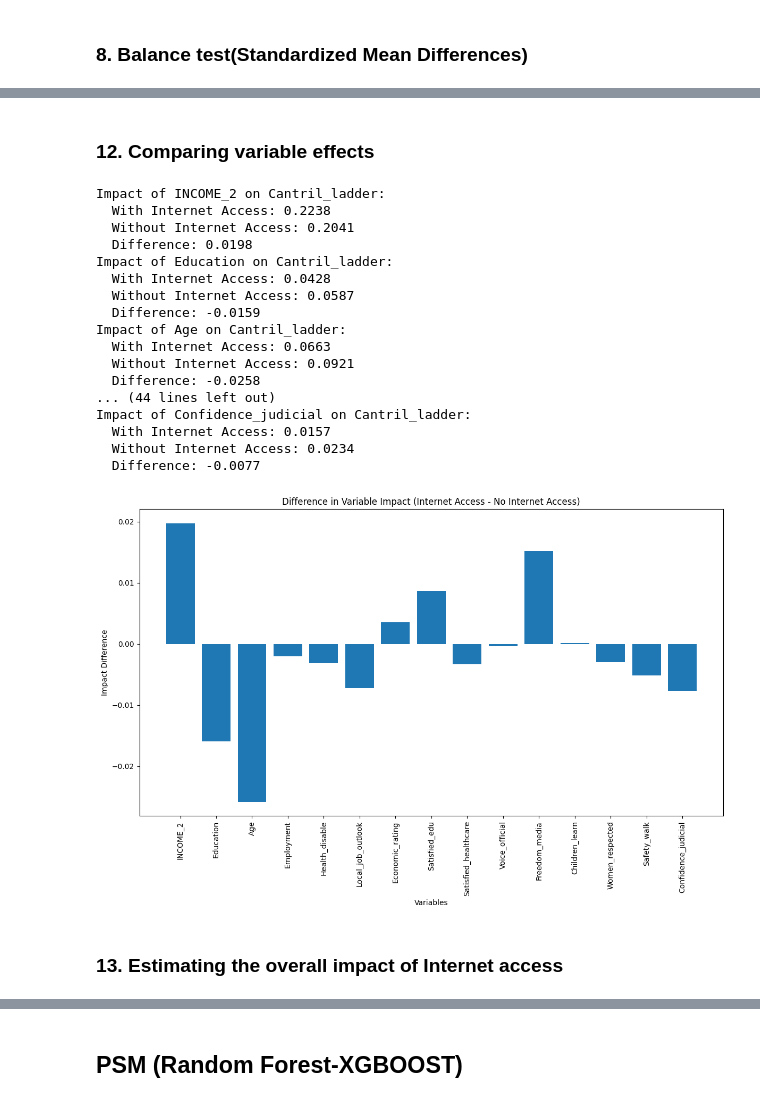
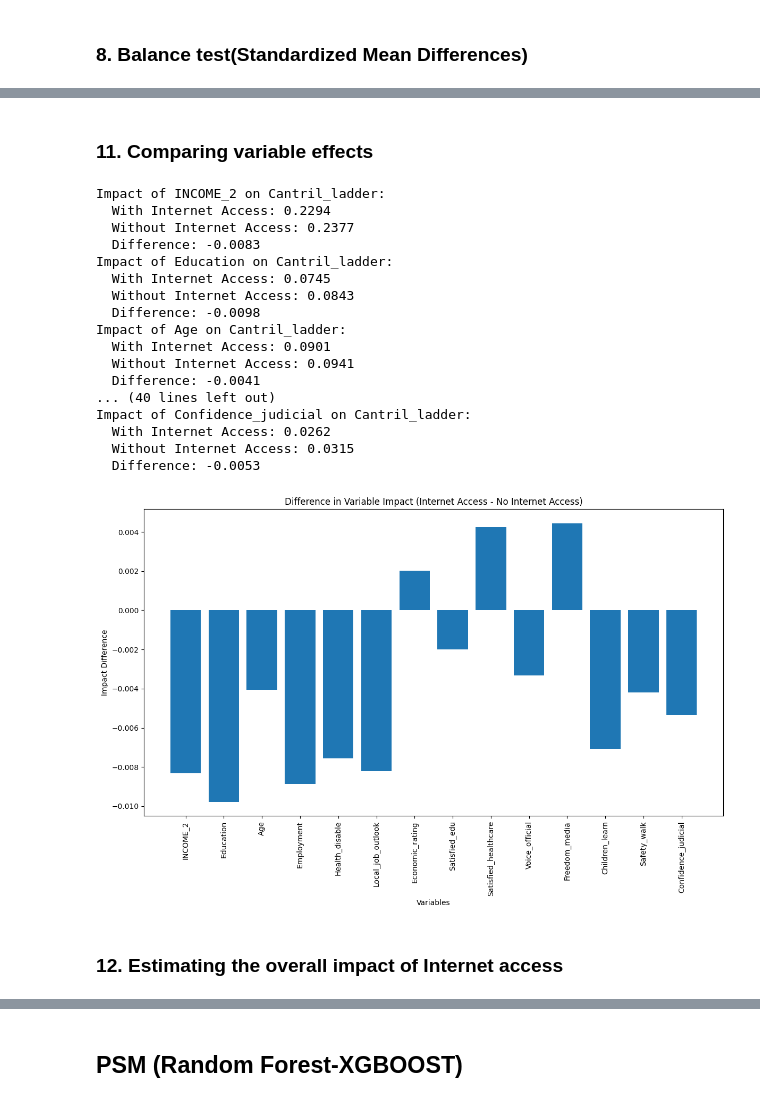
Before and after one commit to MichaelChaoLi-cpu/GallupWellBeingResearch, a Jupyter notebook: Code/ZH_AN_InternetUseDifferencePSMXgbShap_v1.ipynb, the cells around one changed output, grey strips where cells are left out. Saved outputs shown, nothing was run; the diff lists cells and outputs as text; code cells hidden in the pictures.

```diff
--- a/Code/ZH_AN_InternetUseDifferencePSMXgbShap_v1.ipynb
+++ b/Code/ZH_AN_InternetUseDifferencePSMXgbShap_v1.ipynb
@@ -501,0 +549,15 @@ R-squared score for No Internet Access: 0.2637
+# %%
+# 打印最佳参数和得分（无互联网组）
+print("Best parameters for No Internet Access group:", bayes_search_control.best_params_)
+print("Best R-squared score for No Internet Access group:", bayes_search_control.best_score_)
+
+# 使用最佳模型进行预测（无互联网组）
+best_model_control = bayes_search_control.best_estimator_
+y_pred_control = best_model_control.predict(X_test_control)
+r2_control = r2_score(y_test_control, y_pred_control)
+print(f"Test R-squared score for No Internet Access group: {r2_control:.4f}")
+
+# 计算训练集上的R方分数（无互联网组）
+y_train_pred_control = best_model_control.predict(X_train_control)
+r2_train_control = r2_score(y_train_control, y_train_pred_control)
+print(f"Train R-squared score for No Internet Access group: {r2_train_control:.4f}")
@@ -504,2 +571,6 @@ R-squared score for No Internet Access: 0.2637
+# %%
+# 计算SHAP值（有互联网组）
+explainer_treated = shap.TreeExplainer(best_model_treated)
+shap_values_treated = explainer_treated.shap_values(X_test_treated)
 # %%
 plt.figure(figsize=(12, 8))
@@ -512,2 +583,6 @@ plt.show()
+# %%
+# 计算SHAP值（无互联网组）
+explainer_control = shap.TreeExplainer(best_model_control)
+shap_values_control = explainer_control.shap_values(X_test_control)
 # %%
 plt.figure(figsize=(12, 8))
@@ -520,9 +595,9 @@ plt.show()
 # %% [markdown]
-### 12. Comparing variable effects
+### 11. Comparing variable effects
 # %%
 def compare_variable_impact(variable_name):
-    impact_with = np.abs(shap_values_with[:, X_test_with.columns.get_loc(variable_name)]).mean()
-    impact_without = np.abs(shap_values_without[:, X_test_without.columns.get_loc(variable_name)]).mean()
+    impact_with = np.abs(shap_values_treated[:, X_test_treated.columns.get_loc(variable_name)]).mean()
+    impact_without = np.abs(shap_values_control[:, X_test_control.columns.get_loc(variable_name)]).mean()
 
     print(f"Impact of {variable_name} on Cantril_ladder:")
     print(f"  With Internet Access: {impact_with:.4f}")
@@ -534,48 +609,48 @@ variables_of_interest = [
     'Local_job_outlook', 'Economic_rating',  # 经济前景
     'Satisfied_edu', 'Satisfied_healthcare',  # 教育和医疗满意度
     'Voice_official', 'Freedom_media',  # 公民参与和信息自由
-    'Children_learn', 'Women_respected',  # 社会发展指标
+    'Children_learn',   # 社会发展指标
     'Safety_walk', 'Confidence_judicial'  # 安全感和制度信心
 ]
 for var in variables_of_interest:
     compare_variable_impact(var)
 # %% [output]
 Impact of INCOME_2 on Cantril_ladder:
-  With Internet Access: 0.2238
-  Without Internet Access: 0.2041
-  Difference: 0.0198
+  With Internet Access: 0.2294
+  Without Internet Access: 0.2377
+  Difference: -0.0083
 Impact of Education on Cantril_ladder:
-  With Internet Access: 0.0428
-  Without Internet Access: 0.0587
-  Difference: -0.0159
+  With Internet Access: 0.0745
+  Without Internet Access: 0.0843
+  Difference: -0.0098
 Impact of Age on Cantril_ladder:
-  With Internet Access: 0.0663
-  Without Internet Access: 0.0921
-  Difference: -0.0258
-... (44 lines left out)
+  With Internet Access: 0.0901
+  Without Internet Access: 0.0941
+  Difference: -0.0041
+... (40 lines left out)
 Impact of Confidence_judicial on Cantril_ladder:
-  With Internet Access: 0.0157
-  Without Internet Access: 0.0234
-  Difference: -0.0077
+  With Internet Access: 0.0262
+  Without Internet Access: 0.0315
+  Difference: -0.0053
 # %%
 differences = []
 for var in variables_of_interest:
-    impact_with = np.abs(shap_values_with[:, X_test_with.columns.get_loc(var)]).mean()
-    impact_without = np.abs(shap_values_without[:, X_test_without.columns.get_loc(var)]).mean()
+    impact_with = np.abs(shap_values_treated[:, X_test_treated.columns.get_loc(var)]).mean()
+    impact_without = np.abs(shap_values_control[:, X_test_control.columns.get_loc(var)]).mean()
     differences.append(impact_with - impact_without)
 
 plt.figure(figsize=(12, 8))
 plt.bar(variables_of_interest, differences)
 plt.xticks(rotation=90)
 plt.title("Difference in Variable Impact (Internet Access - No Internet Access)")
 plt.xlabel("Variables")
 plt.ylabel("Impact Difference")
 plt.tight_layout()
 plt.show()
 # %% [output]
-[figure, old version]
+[figure, new version]
 # %% [markdown]
-### 13. Estimating the overall impact of Internet access
+### 12. Estimating the overall impact of Internet access
 # %%
 internet_effect = np.mean(matched_df[matched_df['Internet_access_available'] == 1]['Cantril_ladder']) - \
                   np.mean(matched_df[matched_df['Internet_access_available'] == 0]['Cantril_ladder'])
```
Also changed, not shown: parts of 36 cells of this notebook.
